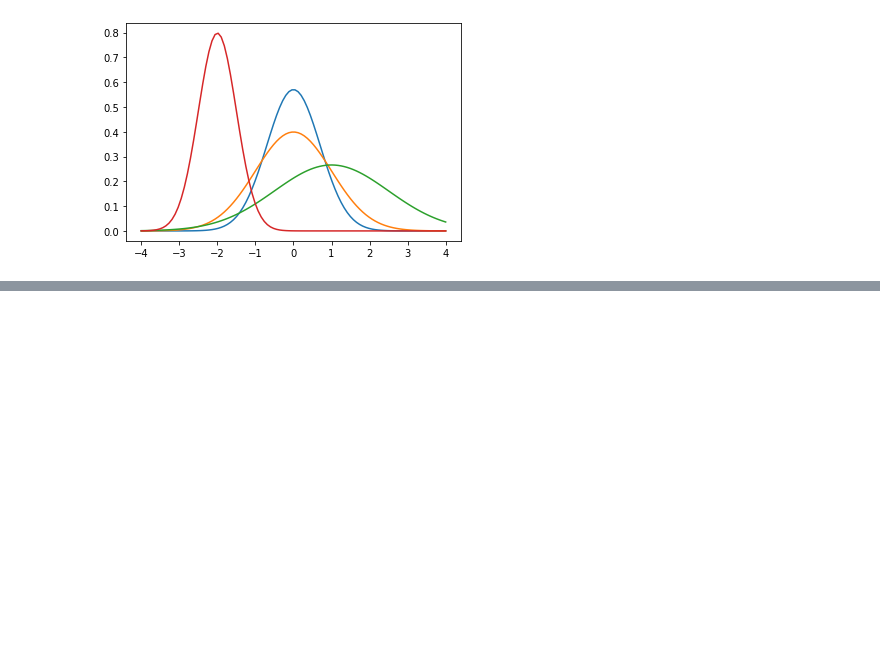
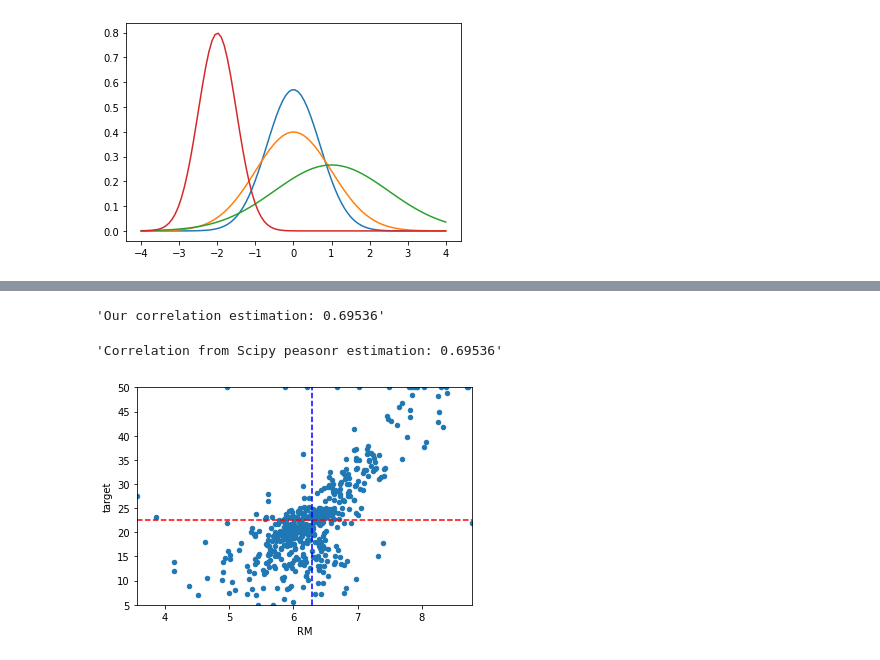
Before and after one commit to chldnjstjr/Regression-Analysis-Study, a Jupyter notebook: Regression_Analysis_with_Python_CH2_단순선형회귀.ipynb, the cells around one changed output, grey strips where cells are left out. Cells and saved outputs as stored; diff of their text form; code cells hidden in the pictures; blank space fills up the shorter version.

```diff
--- a/Regression_Analysis_with_Python_CH2_단순선형회귀.ipynb
+++ b/Regression_Analysis_with_Python_CH2_단순선형회귀.ipynb
@@ -115,0 +174,30 @@ plt.show()
+# %%
+#공분산, 상관계수 구현
+def covariance(variable_1, variable_2, bias=0):
+  observation = float(len(variable_1)) #변수의 개수 n
+  return np.sum((variable_1-np.mean(variable_1))*(variable_2-np.mean(variable_2)))/(observation-min(bias,1)) #각 변수 관측치에서 평균을 뺀 것의 제곱/자유도
+
+def standardize(variable):
+  return (variable-np.mean(variable))/np.std(variable) #표준편차로 차이를 표준화
+
+def correlation(var1, var2, bias=0):
+  return covariance(standardize(var1), standardize(var2), bias) #표준화한 variable1과 표준화한 variable2의 공분산이 곧 상관계수인 것을 이용한 코드
+
+from scipy.stats.stats import pearsonr
+
+'Our correlation estimation: %0.5f' % (correlation(dataset['RM'], dataset['target'])) #직접 합수를 정의해서 구한 상관계수
+'Correlation from Scipy peasonr estimation: %0.5f' % pearsonr(dataset['RM'], dataset['target'])[0] #라이브러리에 있는 함수를 통해 구한 상관계수와 비교
+# %% [output]
+'Our correlation estimation: 0.69536'
+'Correlation from Scipy peasonr estimation: 0.69536'
+# %%
+#산점도
+
+x_range = [dataset['RM'].min(), dataset['RM'].max()]
+y_range = [dataset['target'].min(), dataset['target'].max()]
+scatter_plot = dataset.plot(kind='scatter', x='RM', y='target', xlim=x_range, ylim=y_range)
+meanY=scatter_plot.plot(x_range, [dataset['target'].mean(), dataset['target'].mean()], '--', color='red', linewidth=1.5)
+meanX=scatter_plot.plot([dataset['RM'].mean(), dataset['RM'].mean()], y_range, '--', color='blue', linewidth=1.5) #y_range를 앞에 다가 붙이면 y축에 그려짐
+plt.show()
+# %% [output]
+[figure, added]
```
Also changed, not shown: parts of 31 cells of this notebook.
